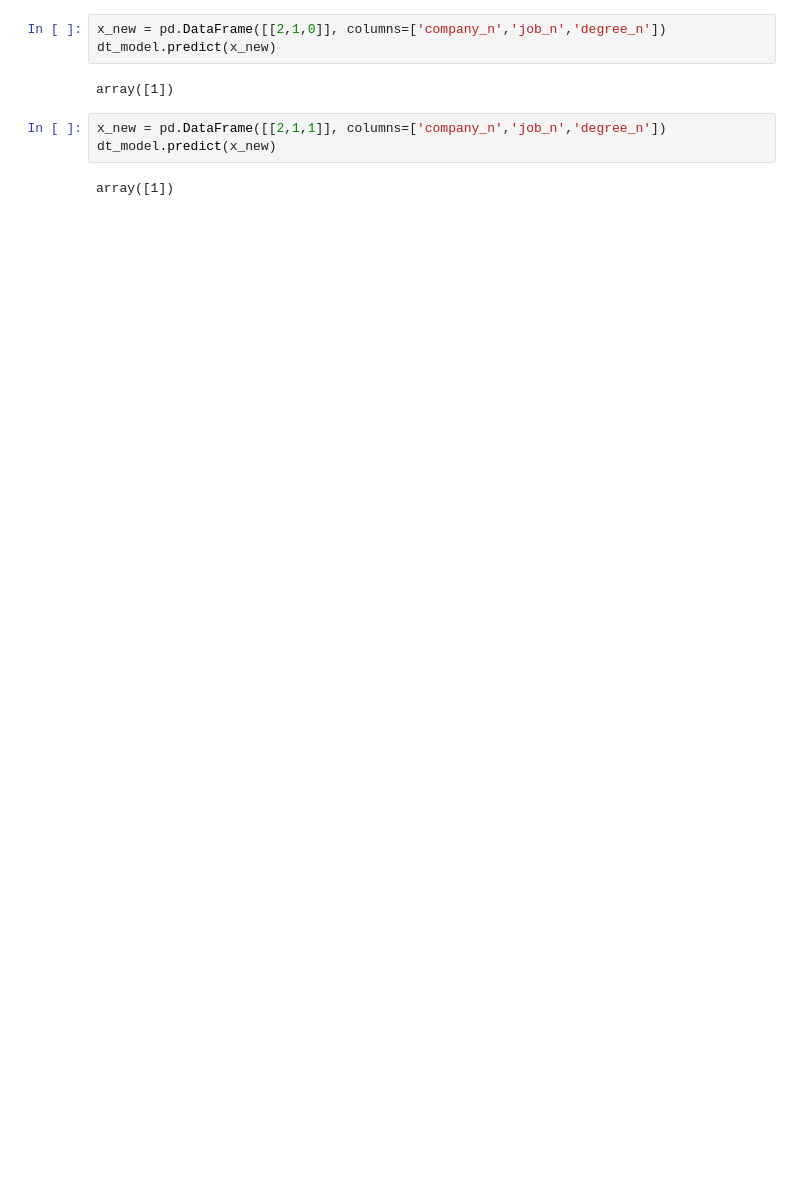
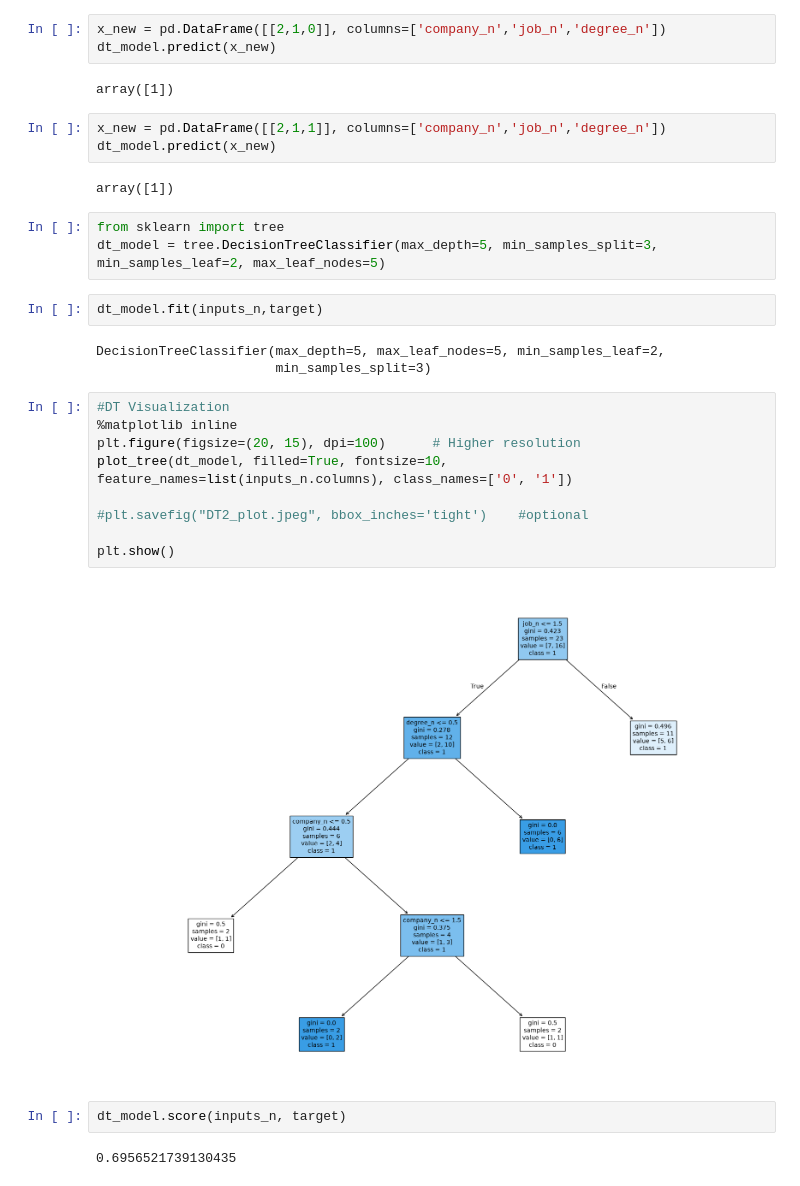
Before and after one commit to Dawngend/School-Works, a Jupyter notebook: Machine Learning Algorithm/ClassToday.ipynb, the cells around one changed output. Saved outputs shown, nothing was run; the diff lists cells and outputs as text; blank space fills up the shorter version.

```diff
--- a/Machine Learning Algorithm/ClassToday.ipynb
+++ b/Machine Learning Algorithm/ClassToday.ipynb
@@ -65,3 +66,27 @@ x_new = pd.DataFrame([[2,1,1]], columns=['company_n','job_n','degree_n'])
 dt_model.predict(x_new)
 # %% [output]
 array([1])
+# %%
+from sklearn import tree
+dt_model = tree.DecisionTreeClassifier(max_depth=5, min_samples_split=3, min_samples_leaf=2, max_leaf_nodes=5)
+# %%
+dt_model.fit(inputs_n,target)
+# %% [output]
+DecisionTreeClassifier(max_depth=5, max_leaf_nodes=5, min_samples_leaf=2,
+                       min_samples_split=3)
+# %%
+#DT Visualization
+%matplotlib inline
+plt.figure(figsize=(20, 15), dpi=100)      # Higher resolution
+plot_tree(dt_model, filled=True, fontsize=10,
+feature_names=list(inputs_n.columns), class_names=['0', '1'])
+
+#plt.savefig("DT2_plot.jpeg", bbox_inches='tight')    #optional
+
+plt.show()
+# %% [output]
+[figure, added]
+# %%
+dt_model.score(inputs_n, target)
+# %% [output]
+0.6956521739130435
```
Also changed, not shown: parts of 1 cell of this notebook.
